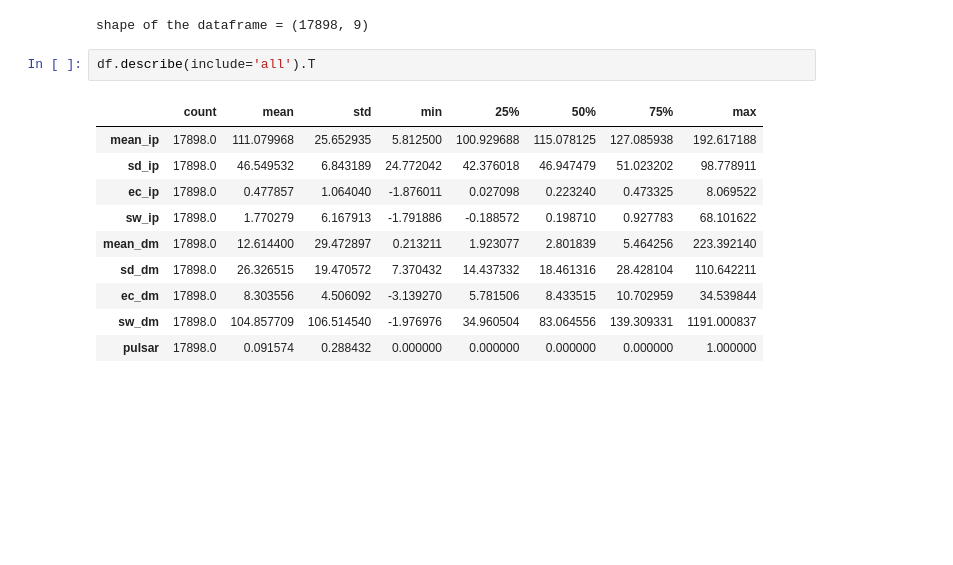
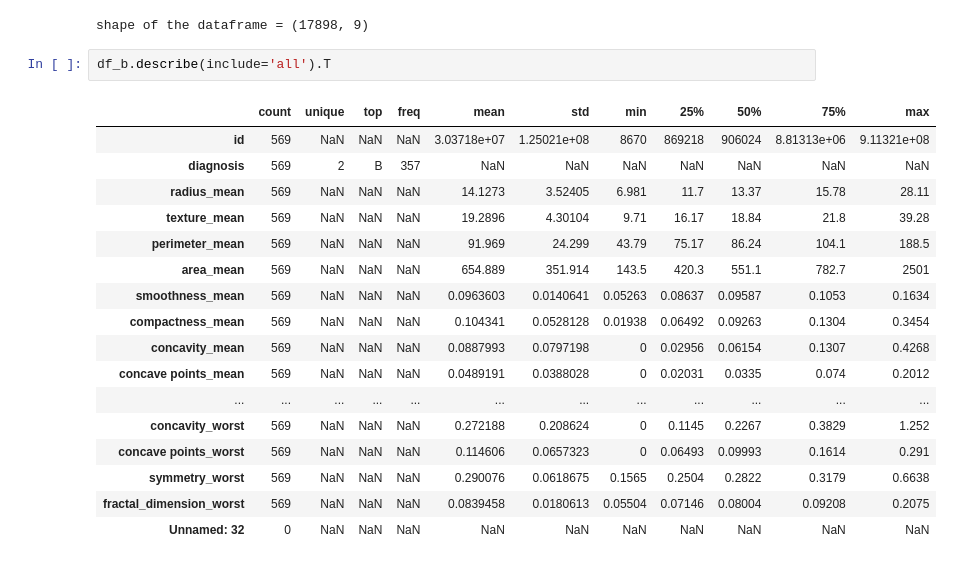
Before and after one commit to HasanGoni/ML_with_tabular_data, a Jupyter notebook: Dimensionality_reduction/test.ipynb, the cells around one changed output. Saved outputs shown, nothing was run; the diff lists cells and outputs as text; blank space fills up the shorter version.

```diff
--- a/Dimensionality_reduction/test.ipynb
+++ b/Dimensionality_reduction/test.ipynb
@@ -133,15 +133,22 @@ print(f'shape of the dataframe = {df.shape}')
 # %% [output]
 shape of the dataframe = (17898, 9)
 # %%
-df.describe(include='all').T
+df_b.describe(include='all').T
 # %% [output]
-|  | count | mean | std | min | 25% | 50% | 75% | max |
-| mean_ip | 17898.0 | 111.079968 | 25.652935 | 5.812500 | 100.929688 | 115.078125 | 127.085938 | 192.617188 |
-| sd_ip | 17898.0 | 46.549532 | 6.843189 | 24.772042 | 42.376018 | 46.947479 | 51.023202 | 98.778911 |
-| ec_ip | 17898.0 | 0.477857 | 1.064040 | -1.876011 | 0.027098 | 0.223240 | 0.473325 | 8.069522 |
-| sw_ip | 17898.0 | 1.770279 | 6.167913 | -1.791886 | -0.188572 | 0.198710 | 0.927783 | 68.101622 |
-| mean_dm | 17898.0 | 12.614400 | 29.472897 | 0.213211 | 1.923077 | 2.801839 | 5.464256 | 223.392140 |
-| sd_dm | 17898.0 | 26.326515 | 19.470572 | 7.370432 | 14.437332 | 18.461316 | 28.428104 | 110.642211 |
-| ec_dm | 17898.0 | 8.303556 | 4.506092 | -3.139270 | 5.781506 | 8.433515 | 10.702959 | 34.539844 |
-| sw_dm | 17898.0 | 104.857709 | 106.514540 | -1.976976 | 34.960504 | 83.064556 | 139.309331 | 1191.000837 |
-| pulsar | 17898.0 | 0.091574 | 0.288432 | 0.000000 | 0.000000 | 0.000000 | 0.000000 | 1.000000 |
+|  | count | unique | top | freq | mean | std | min | 25% | 50% | 75% | max |
+| id | 569 | NaN | NaN | NaN | 3.03718e+07 | 1.25021e+08 | 8670 | 869218 | 906024 | 8.81313e+06 | 9.11321e+08 |
+| diagnosis | 569 | 2 | B | 357 | NaN | NaN | NaN | NaN | NaN | NaN | NaN |
+| radius_mean | 569 | NaN | NaN | NaN | 14.1273 | 3.52405 | 6.981 | 11.7 | 13.37 | 15.78 | 28.11 |
+| texture_mean | 569 | NaN | NaN | NaN | 19.2896 | 4.30104 | 9.71 | 16.17 | 18.84 | 21.8 | 39.28 |
+| perimeter_mean | 569 | NaN | NaN | NaN | 91.969 | 24.299 | 43.79 | 75.17 | 86.24 | 104.1 | 188.5 |
+| area_mean | 569 | NaN | NaN | NaN | 654.889 | 351.914 | 143.5 | 420.3 | 551.1 | 782.7 | 2501 |
+| smoothness_mean | 569 | NaN | NaN | NaN | 0.0963603 | 0.0140641 | 0.05263 | 0.08637 | 0.09587 | 0.1053 | 0.1634 |
+| compactness_mean | 569 | NaN | NaN | NaN | 0.104341 | 0.0528128 | 0.01938 | 0.06492 | 0.09263 | 0.1304 | 0.3454 |
+| concavity_mean | 569 | NaN | NaN | NaN | 0.0887993 | 0.0797198 | 0 | 0.02956 | 0.06154 | 0.1307 | 0.4268 |
+| concave points_mean | 569 | NaN | NaN | NaN | 0.0489191 | 0.0388028 | 0 | 0.02031 | 0.0335 | 0.074 | 0.2012 |
+| ... | ... | ... | ... | ... | ... | ... | ... | ... | ... | ... | ... |
+| concavity_worst | 569 | NaN | NaN | NaN | 0.272188 | 0.208624 | 0 | 0.1145 | 0.2267 | 0.3829 | 1.252 |
+| concave points_worst | 569 | NaN | NaN | NaN | 0.114606 | 0.0657323 | 0 | 0.06493 | 0.09993 | 0.1614 | 0.291 |
+| symmetry_worst | 569 | NaN | NaN | NaN | 0.290076 | 0.0618675 | 0.1565 | 0.2504 | 0.2822 | 0.3179 | 0.6638 |
+| fractal_dimension_worst | 569 | NaN | NaN | NaN | 0.0839458 | 0.0180613 | 0.05504 | 0.07146 | 0.08004 | 0.09208 | 0.2075 |
+| Unnamed: 32 | 0 | NaN | NaN | NaN | NaN | NaN | NaN | NaN | NaN | NaN | NaN |
```
Also changed, not shown: parts of 1 cell of this notebook.
